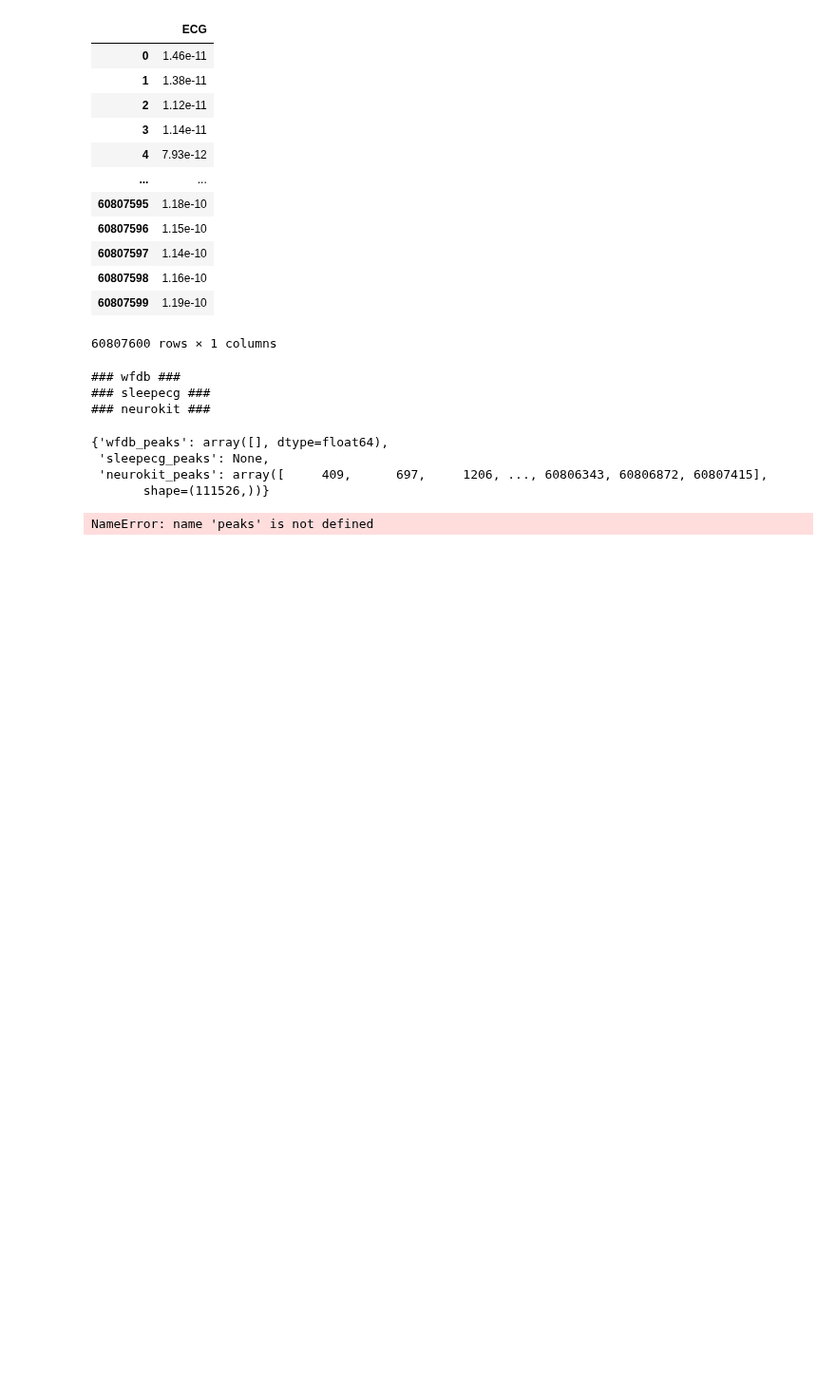
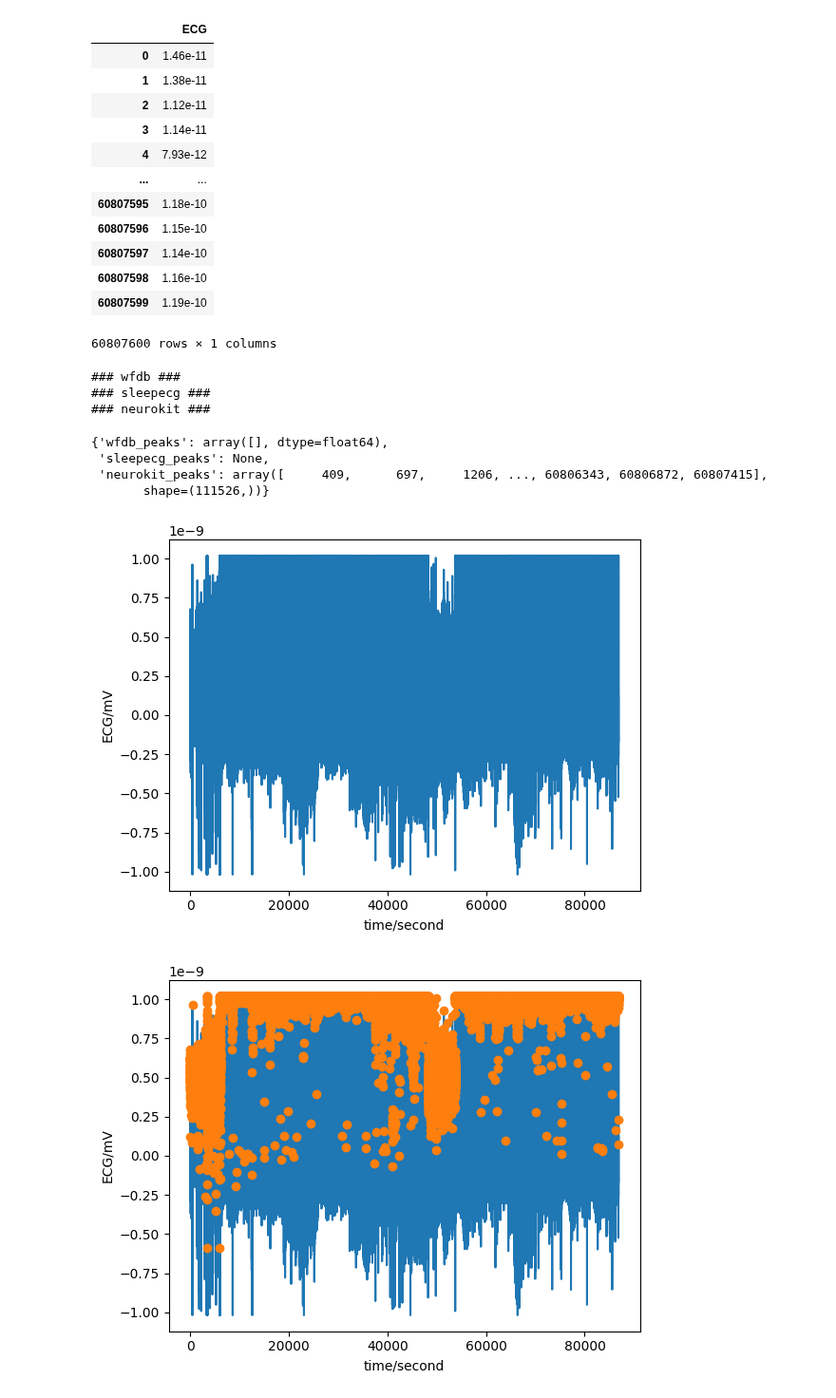
Before and after one commit to Brinkley97/applied_time_series_and_machine_learning, a Jupyter notebook: misc/play/wesad_and_tsml.ipynb, the cells around one changed output. Shown at 95% size. Saved outputs shown, nothing was run; the diff lists cells and outputs as text; code cells hidden in the pictures; blank space fills up the shorter version.

Commit message:
feat: detecting peaks + plotting peaks + installing matplotx

```diff
--- a/misc/play/wesad_and_tsml.ipynb
+++ b/misc/play/wesad_and_tsml.ipynb
@@ -201,16 +196,28 @@ all_peaks
 # %%
 import wfdb  # pip install wfdb
 
 # less fancy: plt.plot(ecg_signal); plt.plot(rpeaks, ecg_signal[rpeaks], "x")
 fig = wfdb.plot_items(
     post_bandpass_uts.values,
-    [peaks],
+    [all_peaks['wfdb_peaks']],
     fs=sampling_rate,
     sig_name=["ECG"],
     sig_units=["mV"],
     time_units="seconds",
     return_fig=True,
     ann_style="o",
 )
+
+fig = wfdb.plot_items(
+    post_bandpass_uts.values,
+    [all_peaks['neurokit_peaks']],
+    fs=sampling_rate,
+    sig_name=["ECG"],
+    sig_units=["mV"],
+    time_units="seconds",
+    return_fig=True,
+    ann_style="o",
+)
 # %% [output]
-NameError: name 'peaks' is not defined
+[figure, added]
+[figure, added]
```
Also changed, not shown: parts of 3 cells of this notebook, 4 other files.
